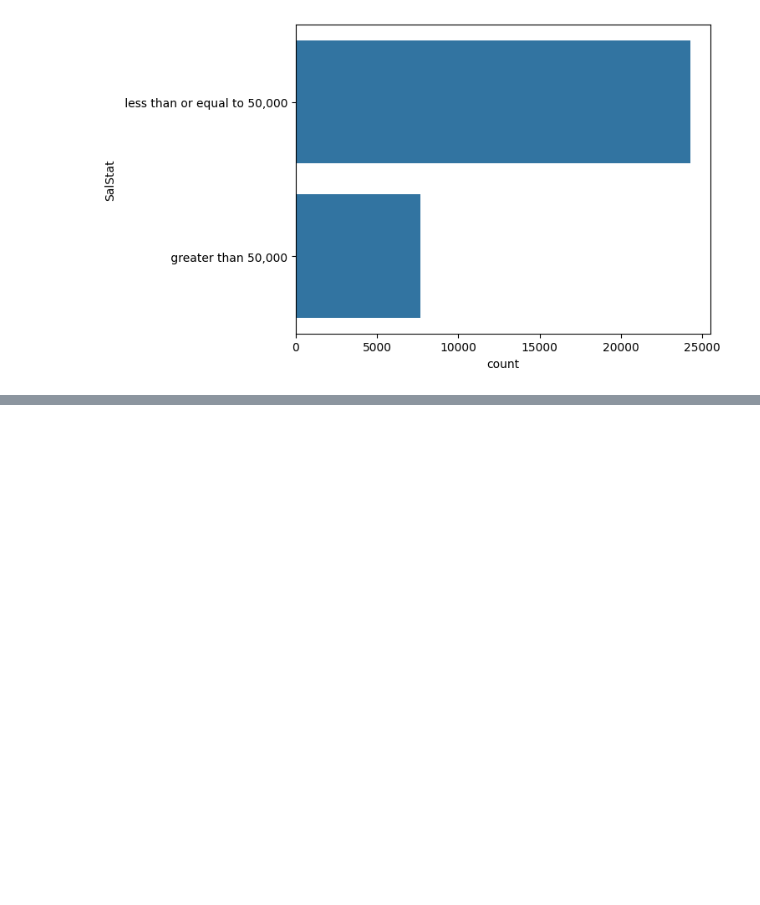
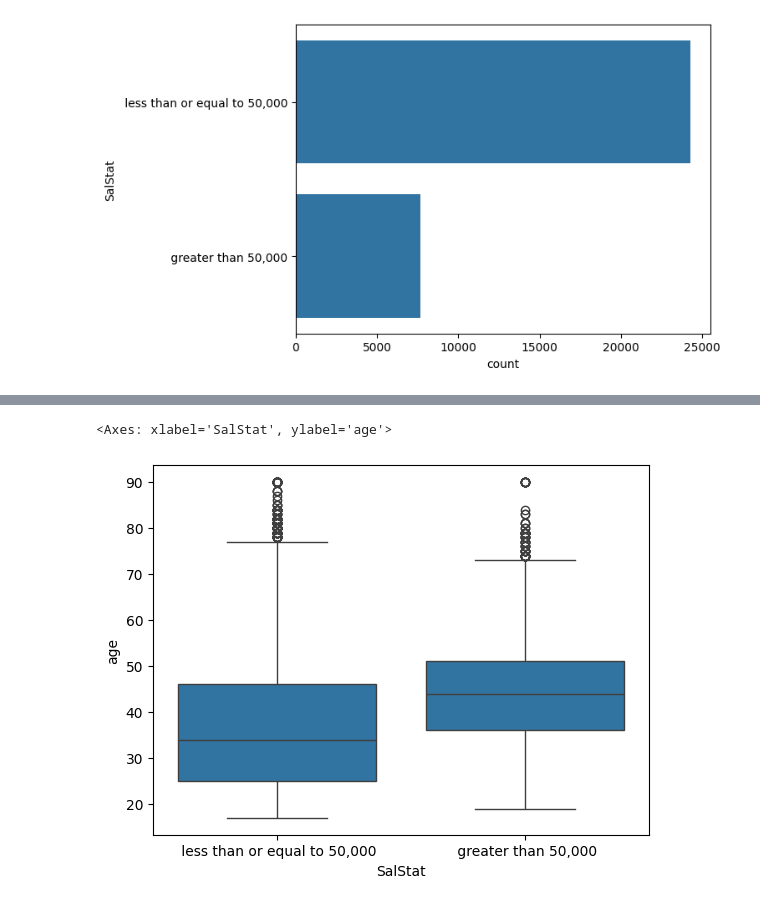
Before and after one commit to Pranavlovescode/Python-data-science, a Jupyter notebook: case_study_1.ipynb, the cells around one changed output, grey strips where cells are left out. Saved outputs shown, nothing was run; the diff lists cells and outputs as text; code cells hidden in the pictures; blank space fills up the shorter version.

```diff
--- a/case_study_1.ipynb
+++ b/case_study_1.ipynb
@@ -142,0 +150,5 @@ plot=sns.countplot(data1['SalStat'])
+# %%
+sns.boxplot(x='SalStat',y='age',data=data3)
+# %% [output]
+<Axes: xlabel='SalStat', ylabel='age'>
+[figure, added]
```
Also changed, not shown: parts of 6 cells of this notebook, 1 other file.
